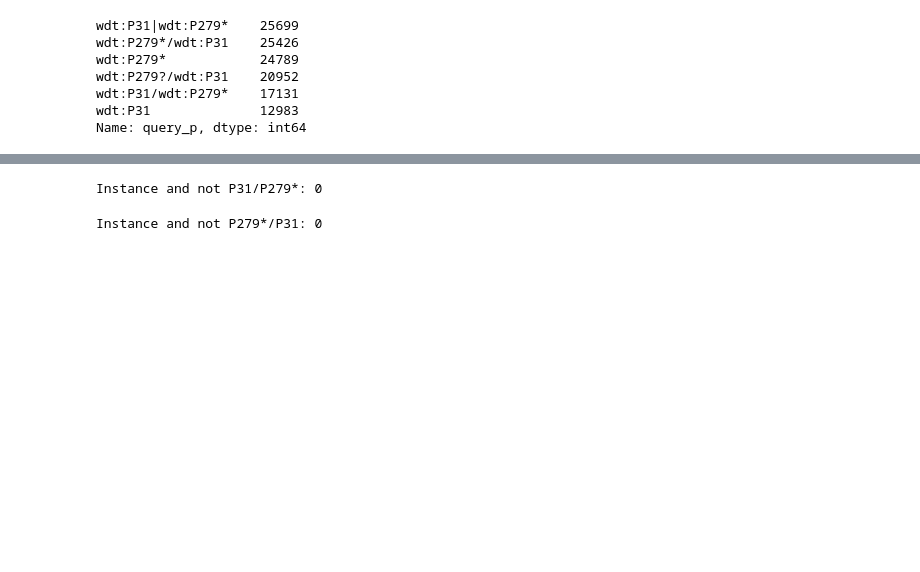
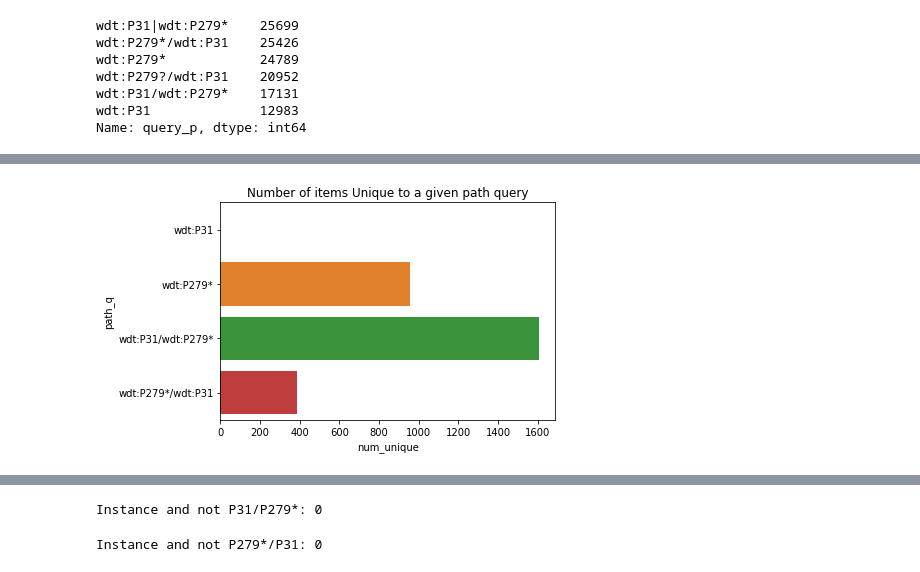
Before and after one commit to mmayers12/wd_property_paths, a Jupyter notebook: Exploring_Disease_path_props.ipynb, the cells around one changed output, grey strips where cells are left out. Cells and saved outputs as stored; diff of their text form; code cells hidden in the pictures; blank space fills up the shorter version.

```diff
--- a/Exploring_Disease_path_props.ipynb
+++ b/Exploring_Disease_path_props.ipynb
@@ -62,6 +79,34 @@ Name: query_p, dtype: int64
 # %%
-instance = res.query('p == "i"')['item'].unique()
-subclass = res.query('p == "s"')['item'].unique()
-ips = res.query('p == "i_path_s"')['item'].unique()
-spi = res.query('p == "s_path_i"')['item'].unique()
-s1pi = res.query('p == "s1_path_i"')['item'].unique()
+instance = set(res.query('p == "i"')['item'].unique())
+subclass = set(res.query('p == "s"')['item'].unique())
+ips = set(res.query('p == "i_path_s"')['item'].unique())
+spi = set(res.query('p == "s_path_i"')['item'].unique())
+s1pi = set(res.query('p == "s1_path_i"')['item'].unique())
+# %%
+item_data = {'wdt:P31': instance,
+    'wdt:P279*': subclass,
+    'wdt:P31/wdt:P279*': ips,
+    'wdt:P279*/wdt:P31': spi,
+    #'wdt:P279?/wdt:P31': s1pi
+            }
+# %%
+names = []
+counts = []
+unique_items = {}
+
+for item in item_data.keys():
+
+    all_sets = [v for k, v in item_data.items() if k != item]
+    others = set.union(*all_sets)
+
+    unique = res.query('item not in @others')
+    n_unique = len(unique)
+
+    names.append(item)
+    counts.append(n_unique)
+    unique_items[item] = res['item'].unique()
+# %%
+sns.barplot(x='num_unique', y='path_q', data=pd.DataFrame({'path_q':names, 'num_unique':counts}))
+plt.title('Number of items Unique to a given path query');
+# %% [output]
+[figure, added]
```
Also changed, not shown: parts of 23 cells of this notebook.
